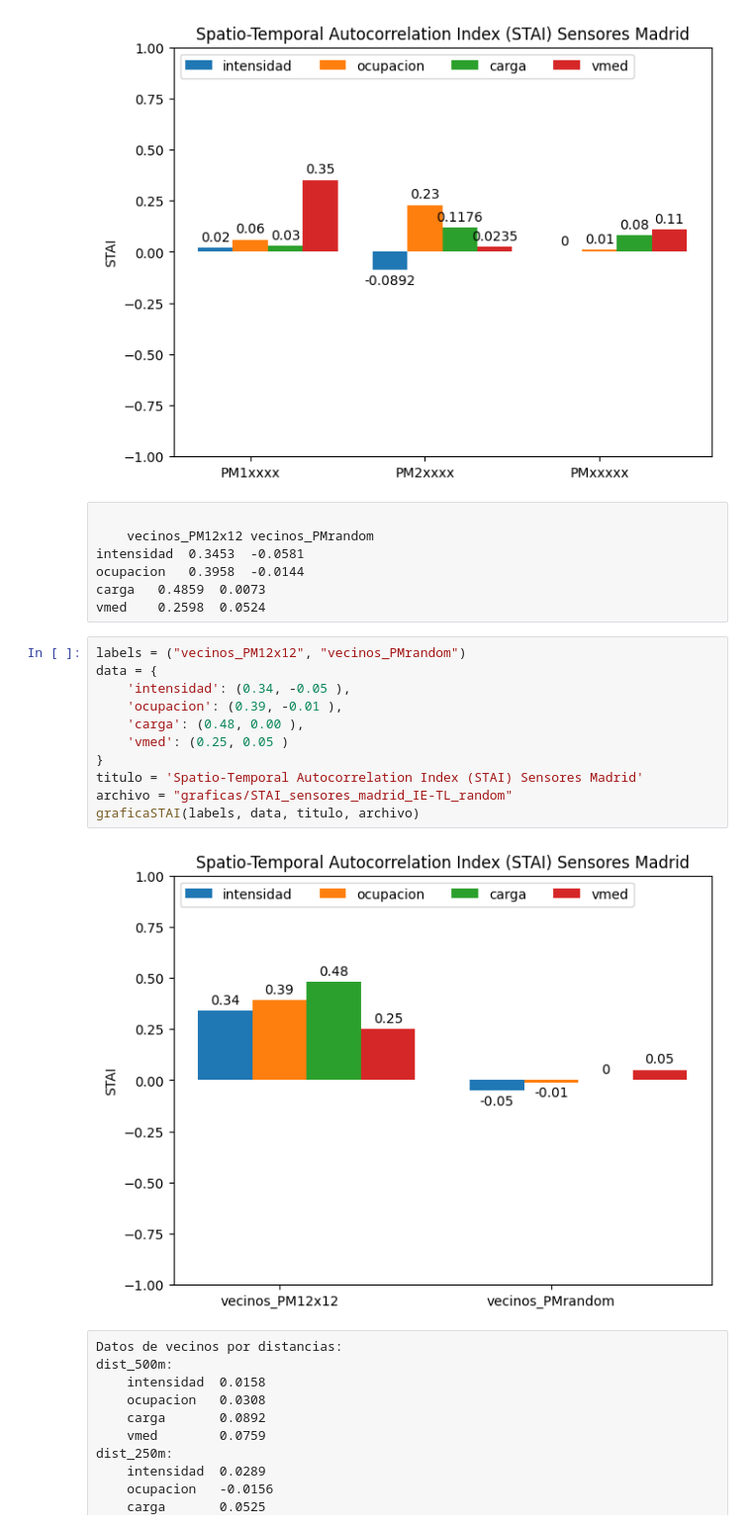
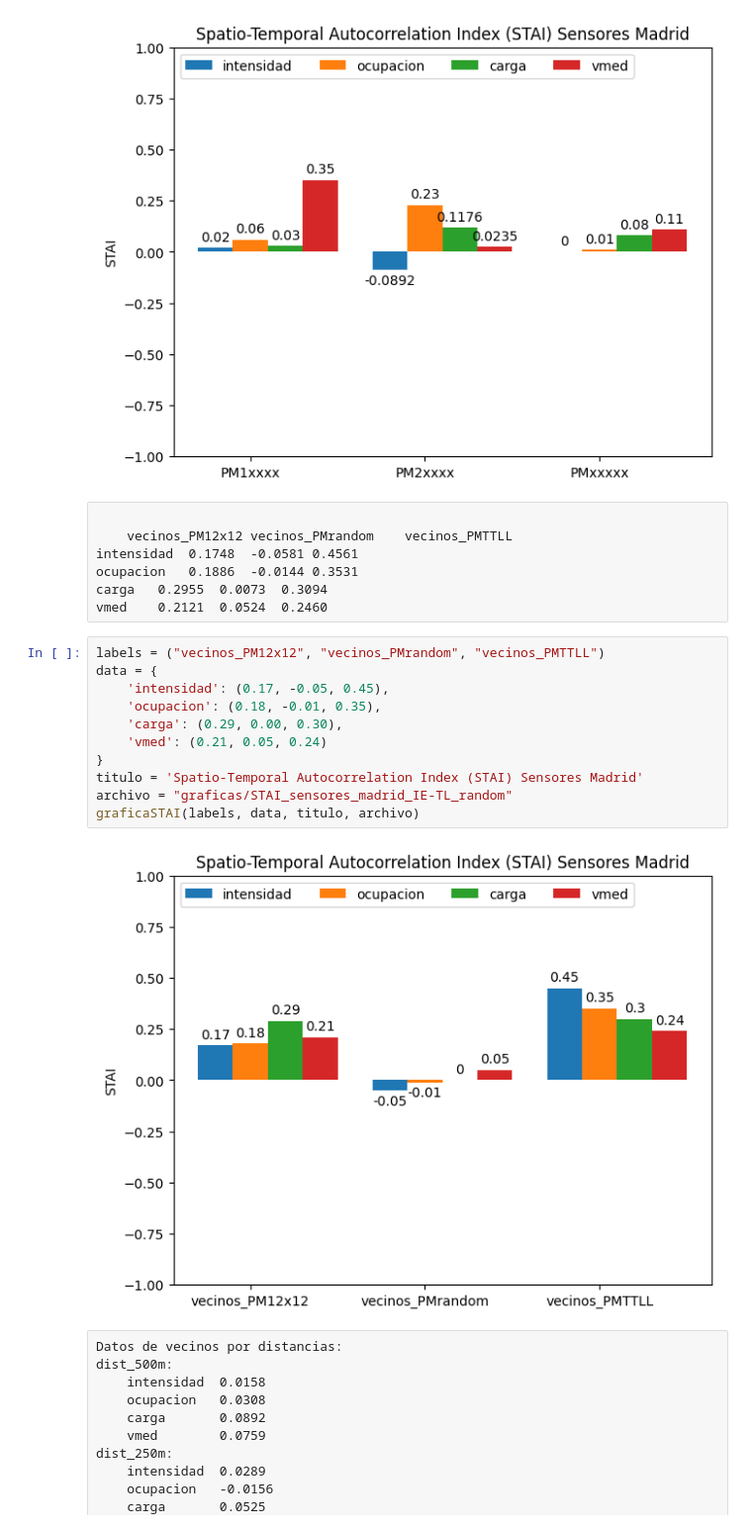
Before and after one commit to cquijadafuentes/jupyter_tesis_parte2, a Jupyter notebook: Graficas.ipynb, the cells around one changed output. Shown at 99% size. Cells and saved outputs as stored; diff of their text form.

```diff
--- a/Graficas.ipynb
+++ b/Graficas.ipynb
@@ -117,24 +145,24 @@ graficaSTAI(labels, data, titulo, archivo)
 [figure]
 # %% [raw]
 
-	vecinos_PM12x12	vecinos_PMrandom
-intensidad	0.3453	-0.0581
-ocupacion	0.3958	-0.0144
-carga	0.4859	0.0073
-vmed	0.2598	0.0524
+	vecinos_PM12x12	vecinos_PMrandom	vecinos_PMTTLL
+intensidad	0.1748	-0.0581	0.4561
+ocupacion	0.1886	-0.0144	0.3531
+carga	0.2955	0.0073	0.3094
+vmed	0.2121	0.0524	0.2460
 # %%
-labels = ("vecinos_PM12x12", "vecinos_PMrandom")
+labels = ("vecinos_PM12x12", "vecinos_PMrandom", "vecinos_PMTTLL")
 data = {
-	'intensidad': (0.34, -0.05 ),
-	'ocupacion': (0.39, -0.01 ),
-	'carga': (0.48, 0.00 ),
-	'vmed': (0.25, 0.05 )
+	'intensidad': (0.17, -0.05, 0.45),
+	'ocupacion': (0.18, -0.01, 0.35),
+	'carga': (0.29, 0.00, 0.30),
+	'vmed': (0.21, 0.05, 0.24)
 }
 titulo = 'Spatio-Temporal Autocorrelation Index (STAI) Sensores Madrid'
 archivo = "graficas/STAI_sensores_madrid_IE-TL_random"
 graficaSTAI(labels, data, titulo, archivo)
 # %% [output]
-[figure, old version]
+[figure, new version]
 # %% [raw]
 Datos de vecinos por distancias:
 dist_500m:
```
Also changed, not shown: parts of 1 cell of this notebook, 45 other files.
